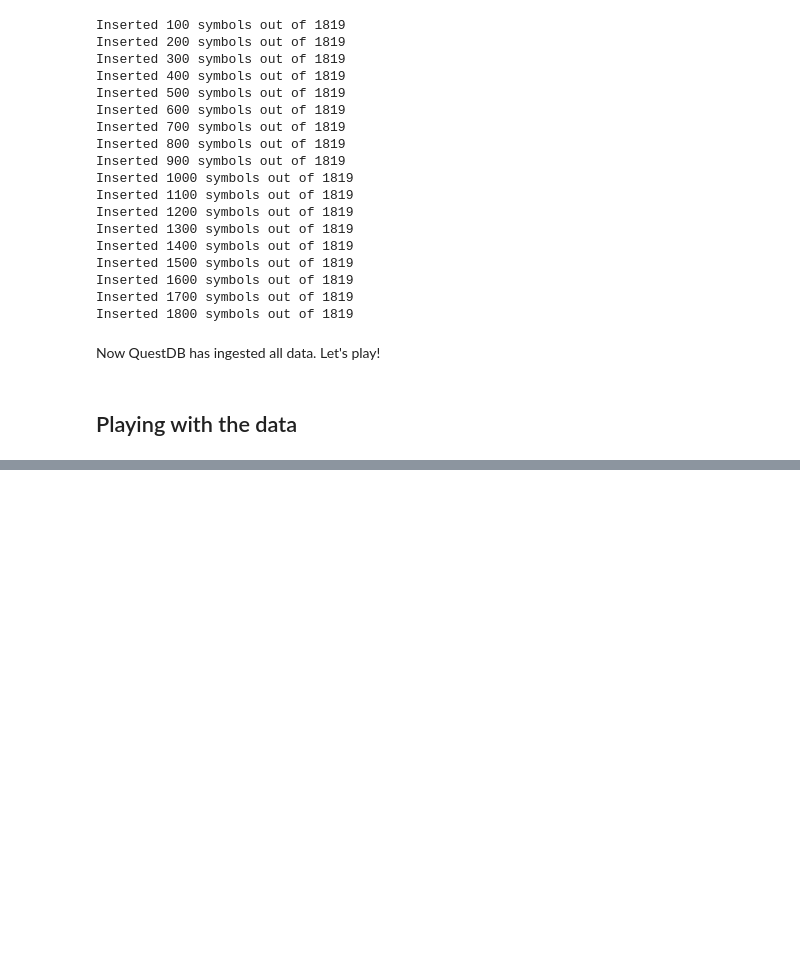
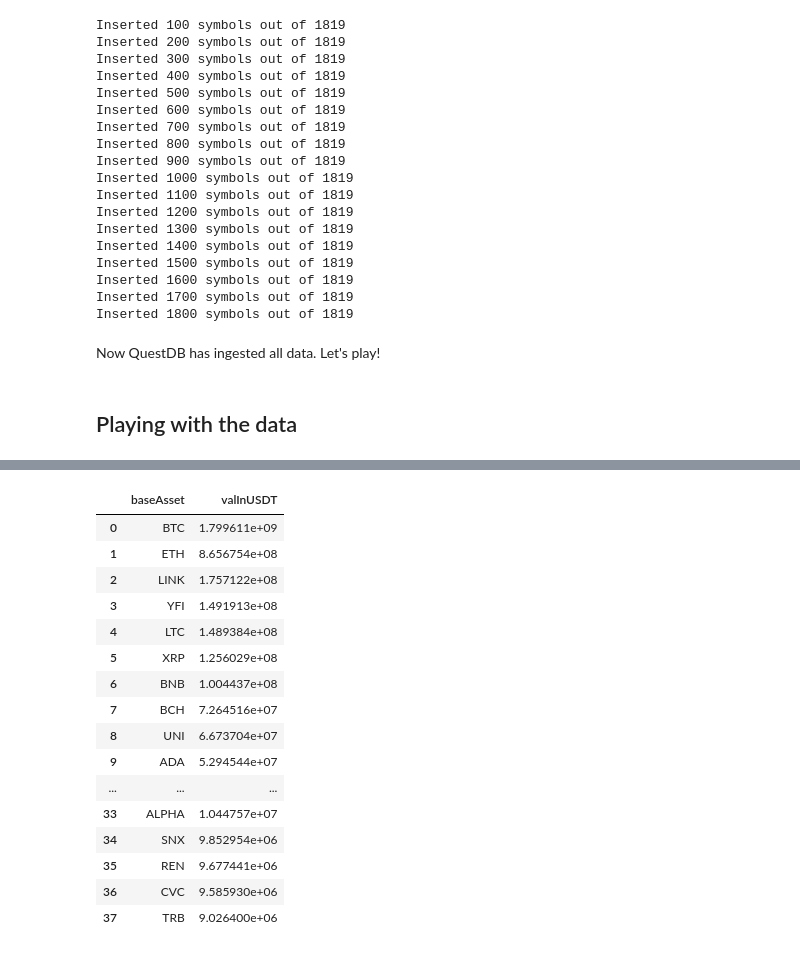
Before and after one commit to srmq/onn-indices, a Jupyter notebook: onn-b/onnBinance.ipynb, the cells around one changed output, grey strips where cells are left out. Cells and saved outputs as stored; diff of their text form; code cells hidden in the pictures; blank space fills up the shorter version.

```diff
--- a/onn-b/onnBinance.ipynb
+++ b/onn-b/onnBinance.ipynb
@@ -431,0 +297,62 @@ df
+# %%
+async def daysTradedBetweenBySymbol(isoInstantFrom: str, isoInstantTo: str) -> pd.DataFrame:
+    sql_query = "select symb, count(*) as daystraded from 'binance_daily' where open_time >= '%s' and open_time < '%s' and num_trades >= 1 group by symb"%(isoInstantFrom, isoInstantTo)
+    query_params = {'query': sql_query, 'fmt': 'json'}
+    async with httpx.AsyncClient() as client:
+            r = await client.get(host + '/exec', params=query_params)
+    jsonR = r.json()
+    return pd.DataFrame(columns=['symb', 'daysTraded'], data=jsonR['dataset'])
+# %%
+from datetime import date
+from typing import List
+
+# we will consider that an eligible asset should have at least one trade
+# pair that was negotiated every day of the month
+async def symbolsTradedEveryDay(isoInstantFrom: str, isoInstantTo: str) -> List[str]:
+    fromDate = date.fromisoformat(isoInstantFrom[:10])
+    toDate = date.fromisoformat(isoInstantTo[:10])
+    daysBetween = abs(toDate - fromDate).days
+    df = await daysTradedBetweenBySymbol(isoInstantFrom, isoInstantTo)
+    return df[df['daysTraded']==daysBetween]['symb'].tolist()
+# %%
+async def assetsTradedEveryDay(isoInstantFrom: str, isoInstantTo: str) -> Set[str]:
+    result = set()
+    symbols = await symbolsTradedEveryDay(isoInstantFrom, isoInstantTo)
+    for symbol in symbols:
+        symbolInfo = symbolDict[symbol]
+        result.add(symbolInfo['baseAsset'])
+        result.add(symbolInfo['quoteAsset'])
+    return result
+# %%
+async def eligibleAssetsAndMedianVolumes(isoInstantFrom: str, isoInstantTo: str) -> pd.DataFrame:
+    initialAssets = await initialAssetCandidateSet()
+    df = await getMedianUSDTTradeVol(initialAssets, isoInstantFrom, isoInstantTo)
+    blackListSet = getBlacklistSet()
+    df = df[~df['baseAsset'].str.lower().isin(blackListSet)]
+    everydayAssets = await assetsTradedEveryDay(isoInstantFrom, isoInstantTo)
+    df = df[df['baseAsset'].isin(everydayAssets)]
+    maxVolume = df['valInUSDT'][0]
+    df = df[df['valInUSDT'] >= (0.005 * maxVolume)]
+    df.reset_index(inplace=True, drop=True)
+    return df
+# %%
+eligibleAssets = await eligibleAssetsAndMedianVolumes('2020-11-01T00:00:00.000000Z', '2020-12-01T00:00:00.000000Z')
+eligibleAssets
+# %% [output]
+|  | baseAsset | valInUSDT |
+| 0 | BTC | 1.799611e+09 |
+| 1 | ETH | 8.656754e+08 |
+| 2 | LINK | 1.757122e+08 |
+| 3 | YFI | 1.491913e+08 |
+| 4 | LTC | 1.489384e+08 |
+| 5 | XRP | 1.256029e+08 |
+| 6 | BNB | 1.004437e+08 |
+| 7 | BCH | 7.264516e+07 |
+| 8 | UNI | 6.673704e+07 |
+| 9 | ADA | 5.294544e+07 |
+| ... | ... | ... |
+| 33 | ALPHA | 1.044757e+07 |
+| 34 | SNX | 9.852954e+06 |
+| 35 | REN | 9.677441e+06 |
+| 36 | CVC | 9.585930e+06 |
+| 37 | TRB | 9.026400e+06 |
```
Also changed, not shown: parts of 25 cells of this notebook, 1 other file.
